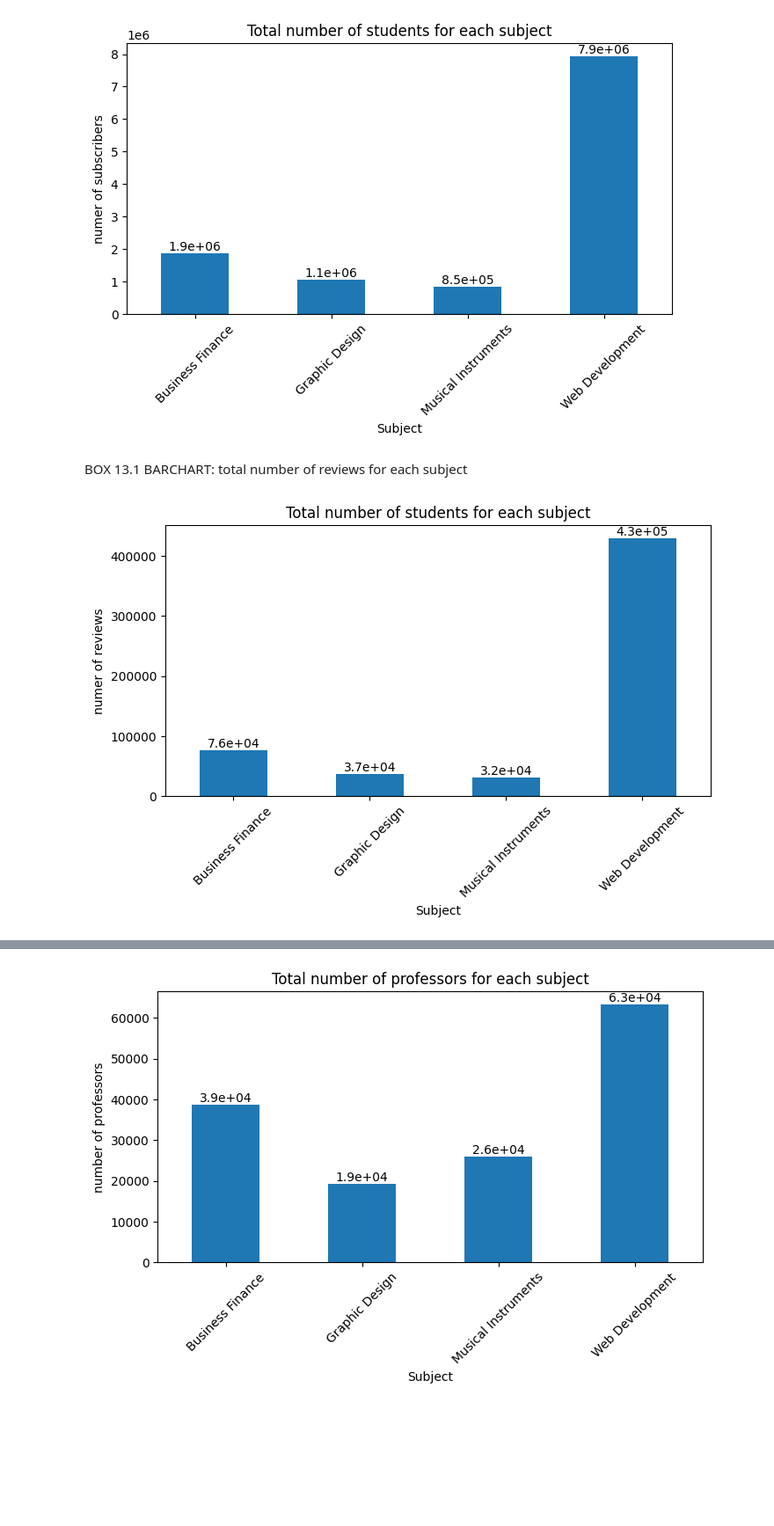
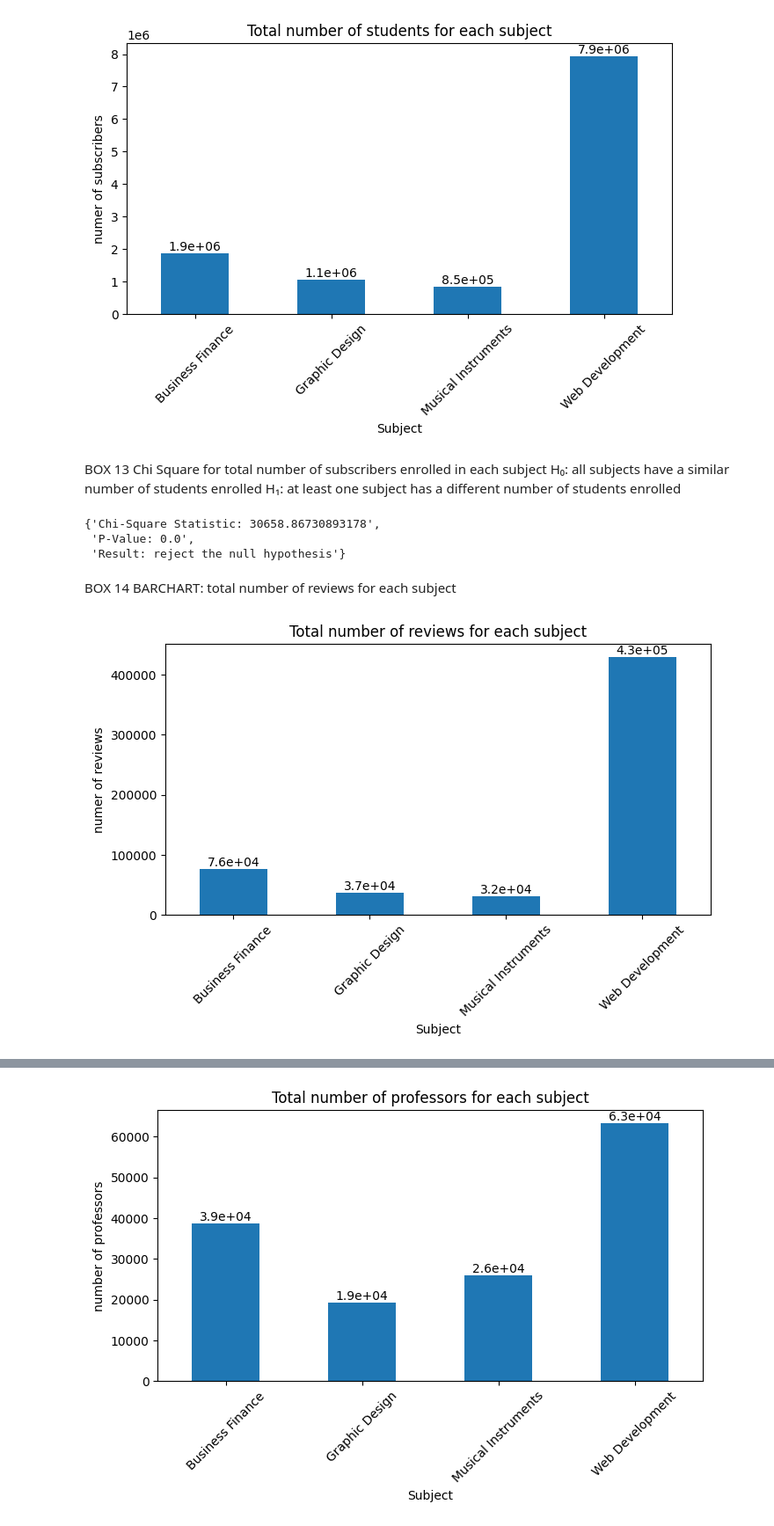
Before and after one commit to TeodoraVuta/e-learning-udemy, a Jupyter notebook: data.ipynb, the cells around one changed output, grey strips where cells are left out. Shown at 88% size. Drawn from its saved outputs; the diff is of its cells as text; code cells hidden in the pictures; blank space fills up the shorter version.

```diff
--- a/data.ipynb
+++ b/data.ipynb
@@ -196,10 +202,10 @@ BOX 9 BARCHART: avg duration for each course per category, regardeless of the pl
 # %%
-avg_duration_cat = df.groupby('subject')['content_duration'].mean().sort_values(ascending=True)
+avg_duration_subj = df.groupby('subject')['content_duration'].mean().sort_values(ascending=True)
 
 plt.figure(figsize=(8, 4) ,linewidth=2)
-for i, v in enumerate(avg_duration_cat.values):
+for i, v in enumerate(avg_duration_subj.values):
     plt.text(i, round(v, 2) + .05, str(round(v, 2)), ha='center', va='bottom')
-avg_duration_cat.plot(kind='bar')
+avg_duration_subj.plot(kind='bar')
 plt.title('Average content duration for Each subject')
 plt.xlabel('subject')
 plt.ylabel('Average content duration')
@@ -226,22 +243,33 @@ plt.xticks(rotation=45)
 plt.show()
 # %% [output]
 [figure]
+# %% [markdown]
+BOX 13 Chi Square for total number of subscribers enrolled in each subject
+H₀: all subjects have a similar number of students enrolled
+H₁: at least one subject has a different number of students enrolled
+# %%
+observed_avg_subscribers = total_enrolled_stud.values
+chi_square_test(observed_avg_subscribers)
+# %% [output]
+{'Chi-Square Statistic: 30658.86730893178',
+ 'P-Value: 0.0',
+ 'Result: reject the null hypothesis'}
 # %% [markdown]
-BOX 13.1 BARCHART: total number of reviews for each subject
+BOX 14 BARCHART: total number of reviews for each subject
 # %%
-total_enrolled_stud = df.groupby('subject')['num_reviews'].sum()
+total_reviews = df.groupby('subject')['num_reviews'].sum()
 
 plt.figure(figsize=(8, 4))
 
-for i, v in enumerate(total_enrolled_stud.values):
+for i, v in enumerate(total_reviews.values):
     scientific_notation = "{:.1e}".format(v)
     plt.text(i, v + v * 0.001, scientific_notation, ha='center', va='bottom')
 
-total_enrolled_stud.plot(kind='bar')
+total_reviews.plot(kind='bar')
 plt.title('Total number of reviews for each subject')
 plt.xlabel('Subject')
 plt.ylabel('numer of reviews')
 plt.xticks(rotation=45)
 plt.show()
 # %% [output]
-[figure, old version]
+[figure, new version]
```
Also changed, not shown: parts of 36 cells of this notebook.
